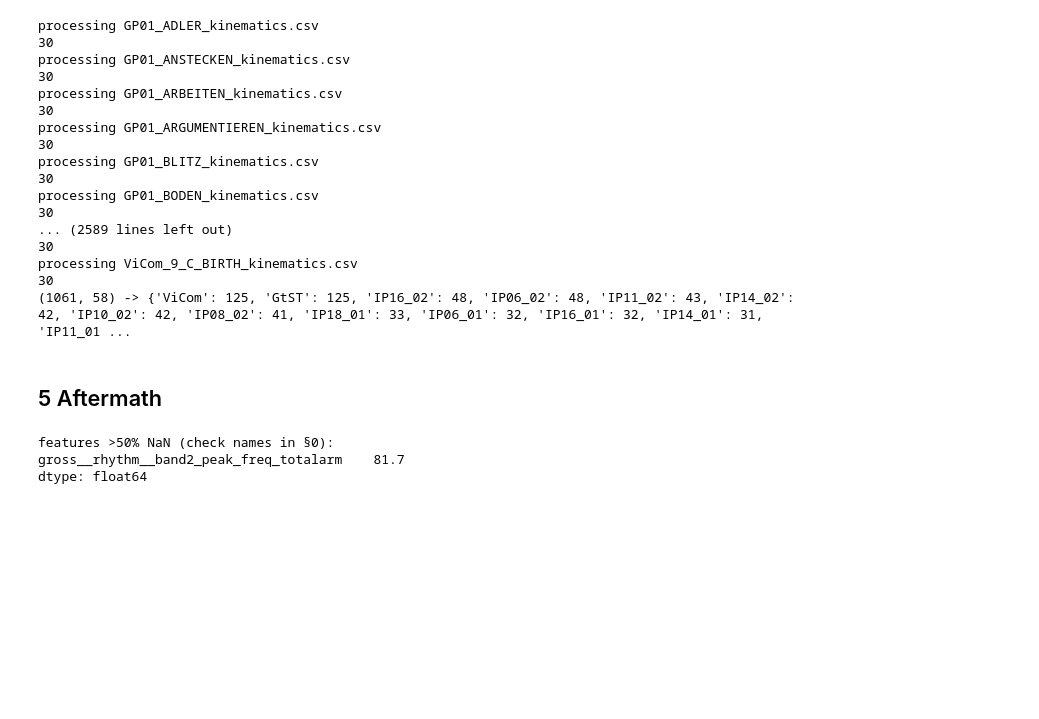
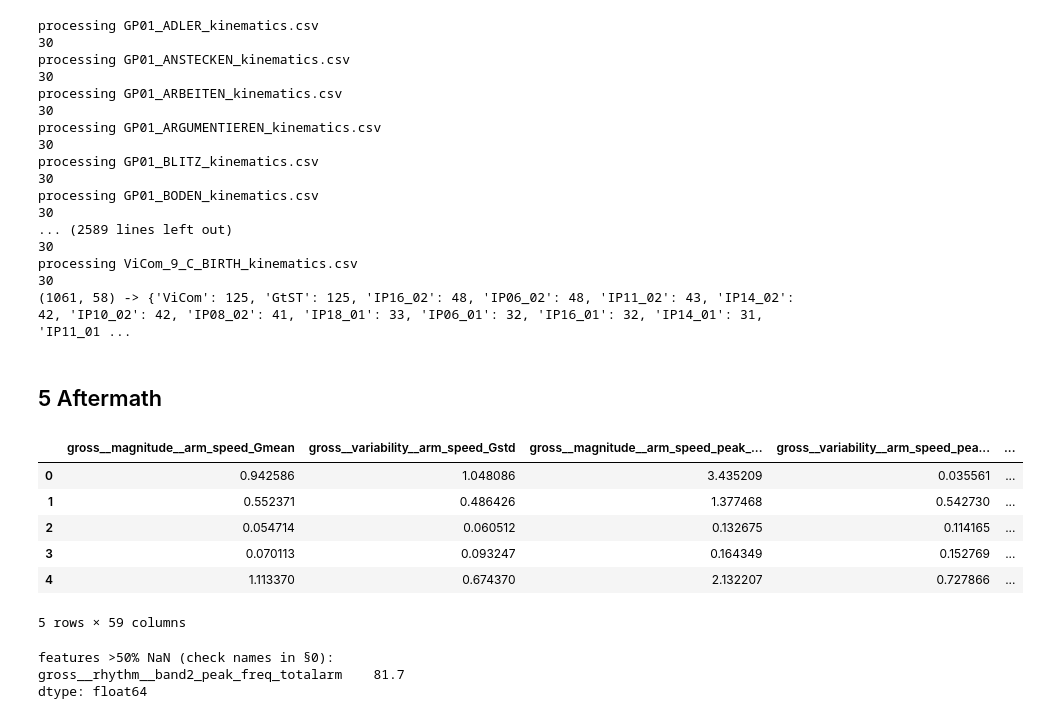
Before and after one commit to sarkadava/GestureToSign_KinematicTrajectory, a Jupyter notebook: 3_FeatureExtract_Sapiens.ipynb, the cells around one changed output. Drawn from its saved outputs; the diff is of its cells as text; code cells hidden in the pictures; blank space fills up the shorter version.

```diff
--- a/3_FeatureExtract_Sapiens.ipynb
+++ b/3_FeatureExtract_Sapiens.ipynb
@@ -775,6 +775,16 @@ processing ViCom_9_C_BIRTH_kinematics.csv
 (1061, 58) -> {'ViCom': 125, 'GtST': 125, 'IP16_02': 48, 'IP06_02': 48, 'IP11_02': 43, 'IP14_02': 42, 'IP10_02': 42, 'IP08_02': 41, 'IP18_01': 33, 'IP06_01': 32, 'IP16_01': 32, 'IP14_01': 31, 'IP11_01 ...
 # %% [markdown]
 ## 5 Aftermath
+# %%
+features_df.head()
+# %% [output]
+|  | gross__magnitude__arm_speed_Gmean | gross__variability__arm_speed_Gstd | gross__magnitude__arm_speed_peak_... | gross__variability__arm_speed_pea... | ... |
+| 0 | 0.942586 | 1.048086 | 3.435209 | 0.035561 | ... |
+| 1 | 0.552371 | 0.486426 | 1.377468 | 0.542730 | ... |
+| 2 | 0.054714 | 0.060512 | 0.132675 | 0.114165 | ... |
+| 3 | 0.070113 | 0.093247 | 0.164349 | 0.152769 | ... |
+| 4 | 1.113370 | 0.674370 | 2.132207 | 0.727866 | ... |
+5 rows × 59 columns
 # %%
 # check missing values
 nan_pct = features_df.isna().mean().mul(100).round(1).sort_values(ascending=False)
```
Also changed, not shown: parts of 6 cells of this notebook, 15 other files.
